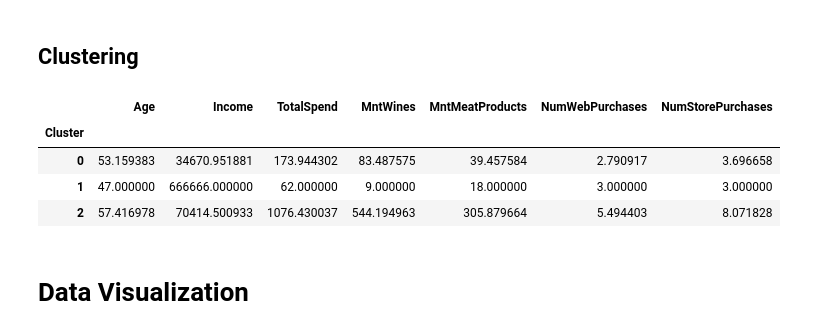
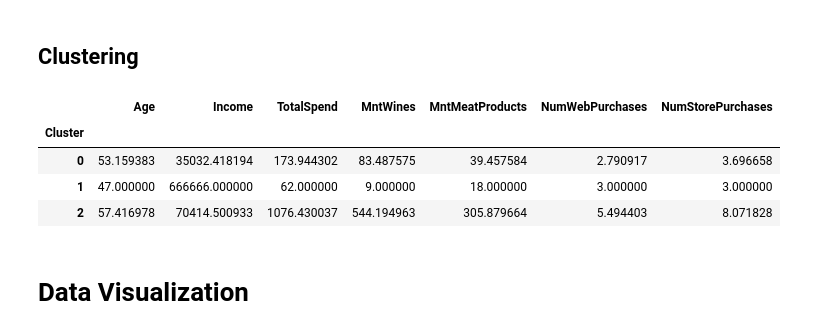
Before and after one commit to Madhuram2901/Marketing_Campaign_Customer_Segmentation, a Jupyter notebook: Customer_Segmentation_for_Marketing_Campaign.ipynb, the cells around one changed output. Drawn from its saved outputs; the diff is of its cells as text; code cells hidden in the pictures.

```diff
--- a/Customer_Segmentation_for_Marketing_Campaign.ipynb
+++ b/Customer_Segmentation_for_Marketing_Campaign.ipynb
@@ -96,0 +101,2 @@ dtype: float64
+# %%
+df["Income"] = df["Income"].fillna(df["Income"].mean())
@@ -129,3 +170,11 @@ df.drop('Z_Revenue', axis=1, inplace = True)
+# %%
+df.drop('Z_CostContact', axis=1, inplace = True)
+df.drop('Z_Revenue', axis=1, inplace = True)
+df.drop('ID', axis=1, inplace = True)
+df.drop('Marital_Status', axis=1, inplace = True)
+df.drop('Education', axis=1, inplace= True)
+df.drop('Dt_Customer', axis=1, inplace= True)
+df.drop('Complain', axis=1, inplace= True)
 # %%
 df.head()
 # %% [output]
@@ -171,22 +220,24 @@ scaled_df = scaler.fit_transform(df[['Age', 'Income', 'TotalSpend',
 # %%
 import numpy as np
 from sklearn.impute import SimpleImputer
+
+cluster_df = df[['Age', 'Income', 'TotalSpend', 'MntWines', 'MntMeatProducts', 'NumWebPurchases', 'NumStorePurchases']]
 
 imputer = SimpleImputer(strategy='mean')
 cluster_df_imputed = imputer.fit_transform(cluster_df)
 
 cluster_df = pd.DataFrame(cluster_df_imputed, columns=cluster_df.columns, index=cluster_df.index)
 
 optimal_k = 3
 kmeans = KMeans(n_clusters=optimal_k, random_state=42)
 df['Cluster'] = kmeans.fit_predict(cluster_df)
 
 cluster_summary = df.groupby('Cluster').agg({col: 'mean' for col in cluster_df.columns})
 cluster_summary
 # %% [output]
 |  | Age | Income | TotalSpend | MntWines | MntMeatProducts | NumWebPurchases | NumStorePurchases |
 | Cluster |  |  |  |  |  |  |  |
-| 0 | 53.159383 | 34670.951881 | 173.944302 | 83.487575 | 39.457584 | 2.790917 | 3.696658 |
+| 0 | 53.159383 | 35032.418194 | 173.944302 | 83.487575 | 39.457584 | 2.790917 | 3.696658 |
 | 1 | 47.000000 | 666666.000000 | 62.000000 | 9.000000 | 18.000000 | 3.000000 | 3.000000 |
 | 2 | 57.416978 | 70414.500933 | 1076.430037 | 544.194963 | 305.879664 | 5.494403 | 8.071828 |
 # %% [markdown]
```
Also changed, not shown: parts of 15 cells of this notebook.
